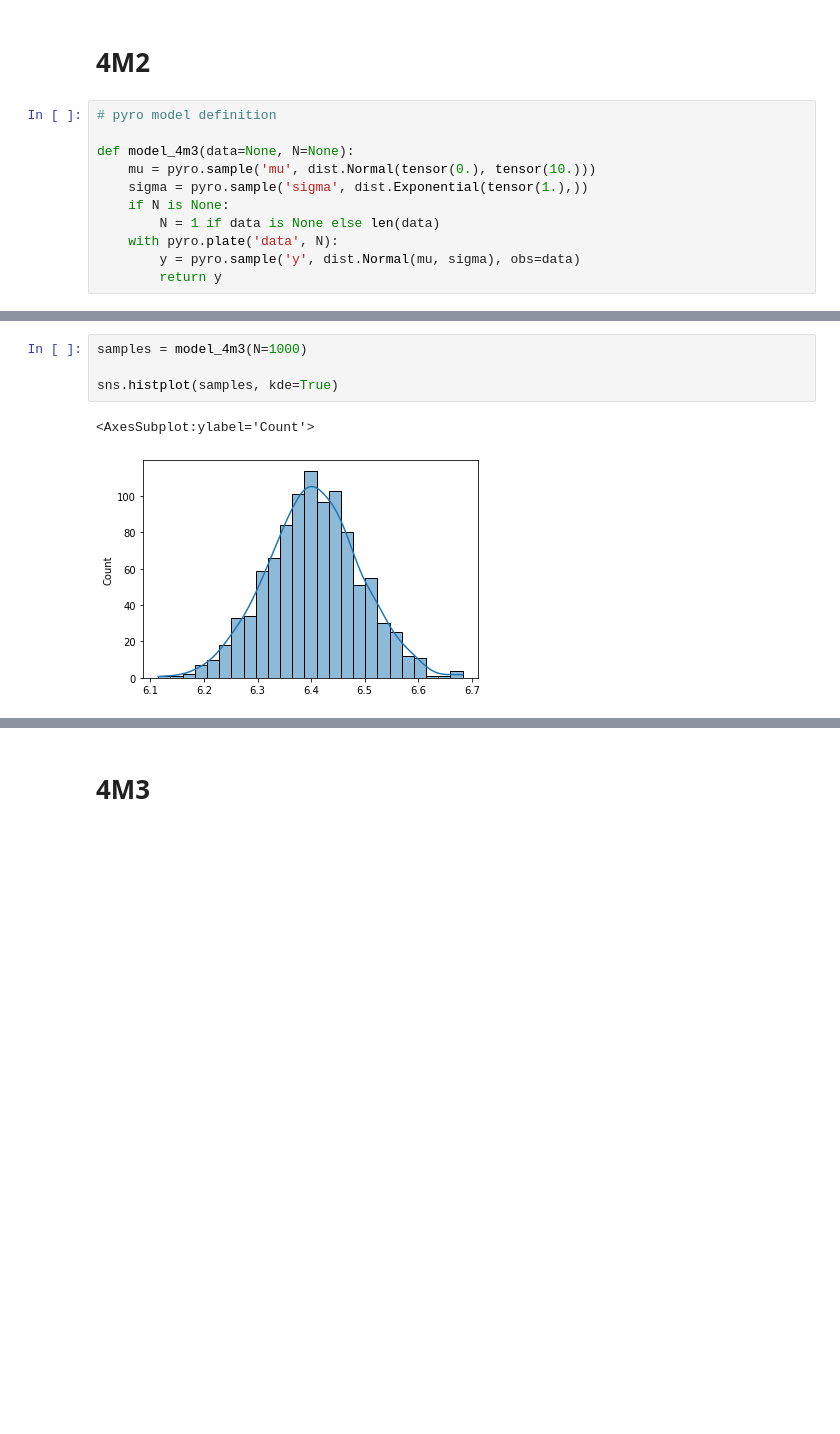
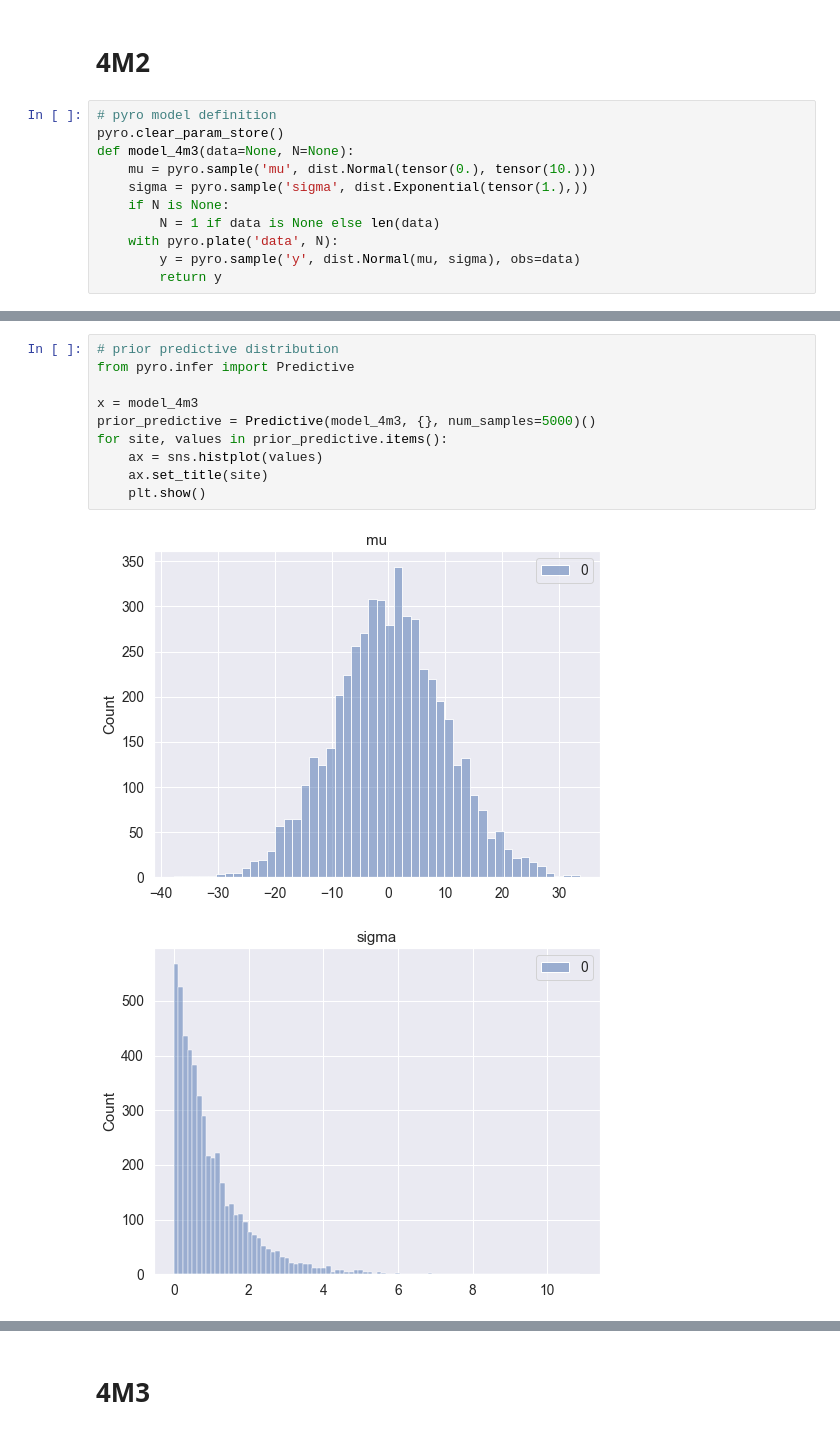
Before and after one commit to tobyrmanders/statistical-rethinking, a Jupyter notebook: code/chapter_04.ipynb, the cells around one changed output, grey strips where cells are left out. Cells and saved outputs as stored; diff of their text form; blank space fills up the shorter version.

```diff
--- a/code/chapter_04.ipynb
+++ b/code/chapter_04.ipynb
@@ -63,7 +63,7 @@ sns.histplot(sample_sigma)
 # 4M2
 # %%
 # pyro model definition
-
+pyro.clear_param_store()
 def model_4m3(data=None, N=None):
     mu = pyro.sample('mu', dist.Normal(tensor(0.), tensor(10.)))
     sigma = pyro.sample('sigma', dist.Exponential(tensor(1.),))
@@ -76,10 +76,16 @@ def model_4m3(data=None, N=None):
 pyro.render_model(model_4m3, render_distributions=True, render_params=True)
 # %% [output]
 [drawing not drawn]
-# %%
-samples = model_4m3(N=1000)
-
-sns.histplot(samples, kde=True)
-# %% [output]
-<AxesSubplot:ylabel='Count'>
-[figure, removed]
+# %%
+# prior predictive distribution
+from pyro.infer import Predictive
+
+x = model_4m3
+prior_predictive = Predictive(model_4m3, {}, num_samples=5000)()
+for site, values in prior_predictive.items():
+    ax = sns.histplot(values)
+    ax.set_title(site)
+    plt.show()
+# %% [output]
+[figure, added]
+[figure, added]
```
Also changed, not shown: parts of 11 cells of this notebook.
